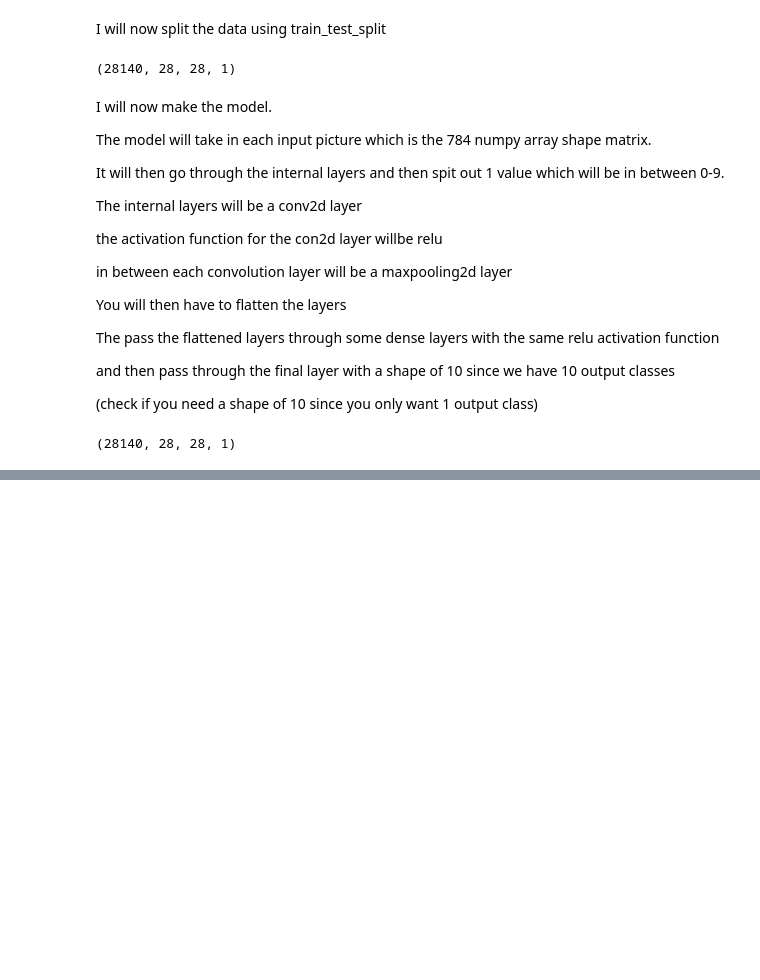
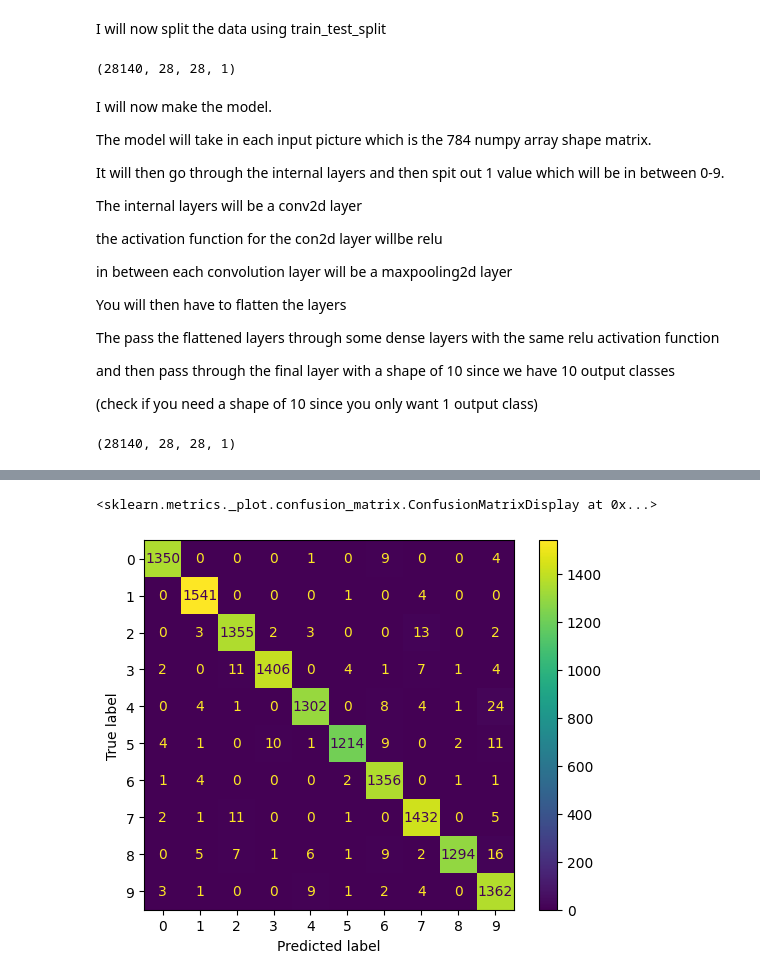
Before and after one commit to FrancisNdirangu/cnn_practice, a Jupyter notebook: notebook.ipynb, the cells around one changed output, grey strips where cells are left out. Cells and saved outputs as stored; diff of their text form; code cells hidden in the pictures; blank space fills up the shorter version.

Commit message:
added a confusion matrix for evaluation

```diff
--- a/notebook.ipynb
+++ b/notebook.ipynb
@@ -244,0 +245,10 @@ plt.legend(loc='lower right')
+# %%
+#making a confusion matrix of the data
+from sklearn.metrics import confusion_matrix,classification_report
+
+y_preds = model.predict(X_test)
+
+
+y_pred_classes = np.argmax(y_preds,axis=1)
+
+y_pred_classes
@@ -244,0 +258,2 @@ plt.legend(loc='lower right')
+# %%
+cm = confusion_matrix(np.argmax(y_test,axis=1),y_pred_classes)
@@ -244,0 +273,8 @@ plt.legend(loc='lower right')
+# %%
+from sklearn.metrics import ConfusionMatrixDisplay
+
+disp = ConfusionMatrixDisplay(cm)
+disp.plot()
+# %% [output]
+<sklearn.metrics._plot.confusion_matrix.ConfusionMatrixDisplay at 0x...>
+[figure, added]
```
Also changed, not shown: parts of 6 cells of this notebook.
